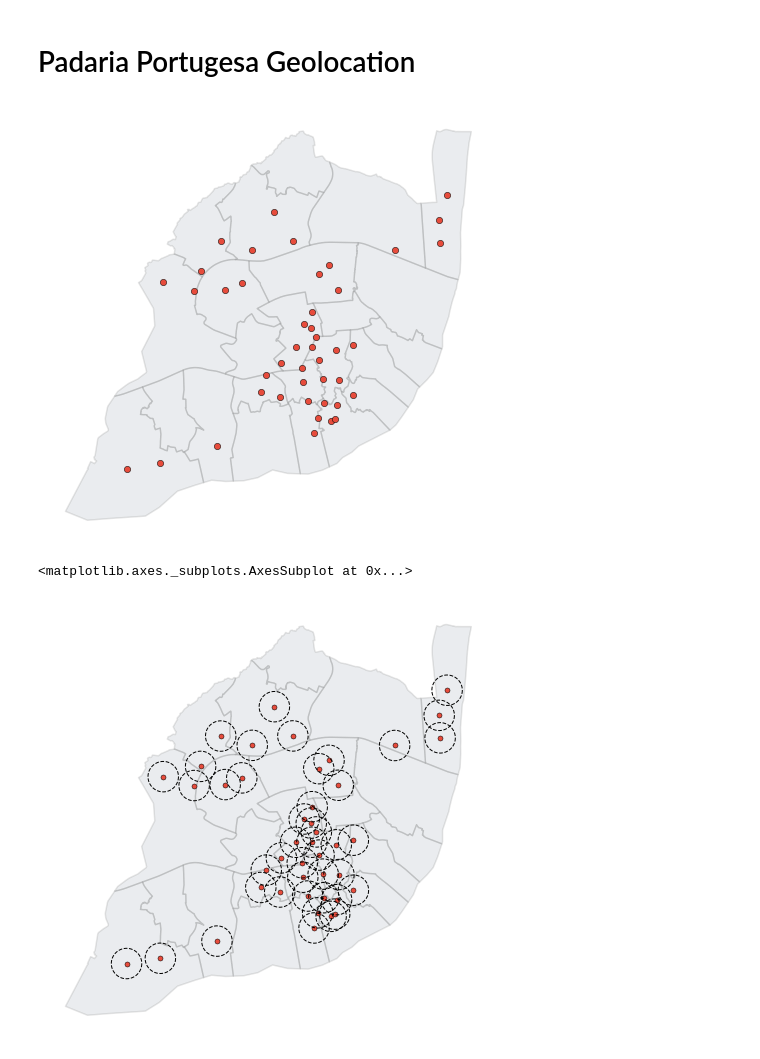
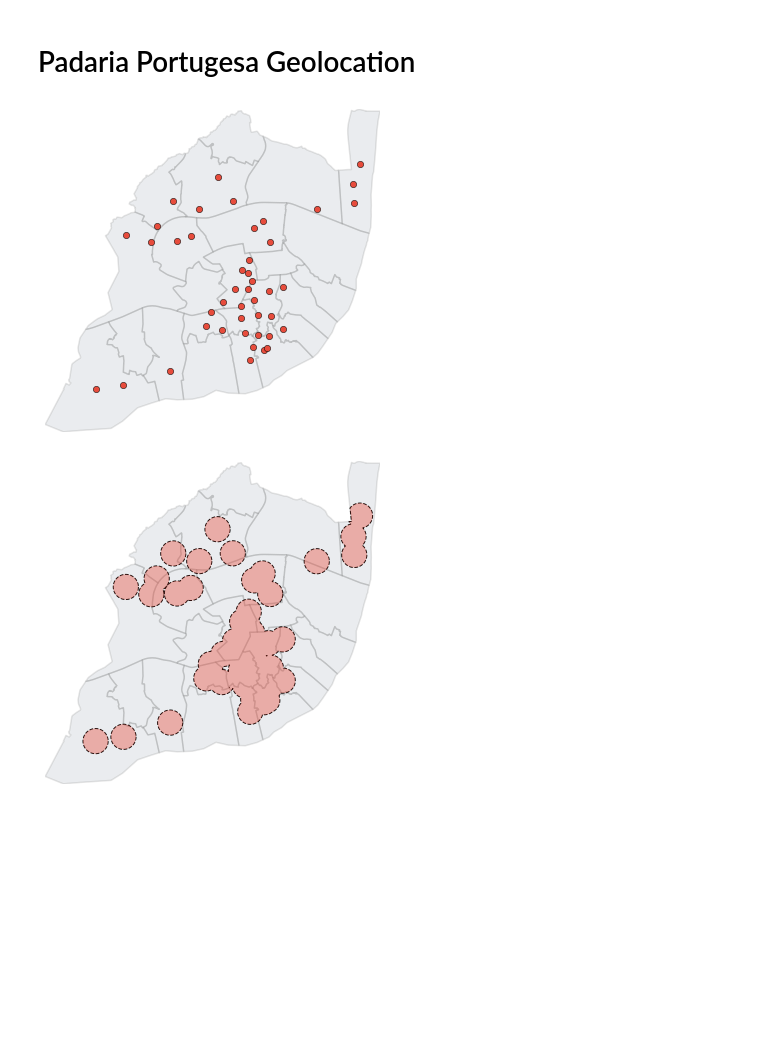
Before and after one commit to ricardozacarias/padarias, a Jupyter notebook: padarias.ipynb, the cells around one changed output. Saved outputs shown, nothing was run; the diff lists cells and outputs as text; code cells hidden in the pictures; blank space fills up the shorter version.

Commit message:
plots

```diff
--- a/padarias.ipynb
+++ b/padarias.ipynb
@@ -11,3 +18,21 @@ warnings.simplefilter('ignore')
+# %%
+# matplotlib formatting
+small = 10
+medium = 12
+large = 14
+
+plt.rc('font', size=small)         # controls default text sizes
+plt.rc('axes', titlesize=small)     # fontsize of the axes title
+plt.rc('axes', labelsize=small)     # fontsize of the x and y labels
+plt.rc('xtick', labelsize=small)   # fontsize of the tick labels
+plt.rc('ytick', labelsize=small)   # fontsize of the tick labels
+plt.rc('legend', fontsize=small)   # legend fontsize
+plt.rc('figure', titlesize=large)   # fontsize of the figure title
+mpl.rcParams['font.family'] = "sans-serif"
+mpl.rcParams['font.sans-serif'] = "Arial"
+mpl.rcParams['axes.linewidth'] = 0.5
+mpl.rcParams['xtick.major.width'] = 0.5
+mpl.rcParams['ytick.major.width'] = 0.5
 # %%
 # open data
 freguesias = gp.read_file('data/freguesias.shp')
@@ -35,16 +62,22 @@ padarias = padarias[padarias.geometry.within(freguesias.unary_union)]
 base = freguesias.plot(figsize=(6, 6), facecolor='#34495e', edgecolor='black', linewidth= 1.5, alpha=.1)
 points.plot(ax=base, marker='o', color='#e74c3c', markersize=40, edgecolor='k', linewidth=.5)
 base.axis('off');
-plt.savefig('figures/basemap_locations.png', dpi=100)
+base.margins(0)
+base.tick_params(left=False, labelleft=False, bottom=False, labelbottom=False)
+#plt.savefig('figures/basemap_locations.png', dpi=100, bbox_inches='tight', pad_inches=0)
 # %% [output]
-[figure, old version]
+[figure, new version]
 # %%
-circles = points.buffer(500)
+circles = padarias.buffer(500)
+# %%
+intersection = circles.unary_union.intersection(freguesias.unary_union)
 # %%
-base = freguesias.plot(figsize=(8, 8), facecolor='#34495e', edgecolor='black', linewidth= 1.5, alpha=.1)
-points.plot(ax=base, marker='o', color='#e74c3c', markersize=25, edgecolor='k', linewidth=.5)
-gp.GeoSeries(circles).plot(ax=base, facecolor='none', edgecolor='k', lw=1, ls='dashed')
+base = freguesias.plot(figsize=(6, 6), facecolor='#34495e', edgecolor='black', linewidth= 1.5, alpha=.1)
+gp.GeoSeries(intersection).plot(ax=base, facecolor='none', edgecolor='k', lw=1, ls='dashed')
+gp.GeoSeries(intersection).plot(ax=base, facecolor='#e74c3c', alpha=.4)
 base.axis('off');
+base.margins(0)
+base.tick_params(left=False, labelleft=False, bottom=False, labelbottom=False)
+plt.savefig('figures/area_difference.png', dpi=100, bbox_inches='tight', pad_inches=0)
 # %% [output]
-<matplotlib.axes._subplots.AxesSubplot at 0x...>
-[figure, old version]
+[figure, new version]
```
Also changed, not shown: parts of 26 cells of this notebook, 4 other files.
